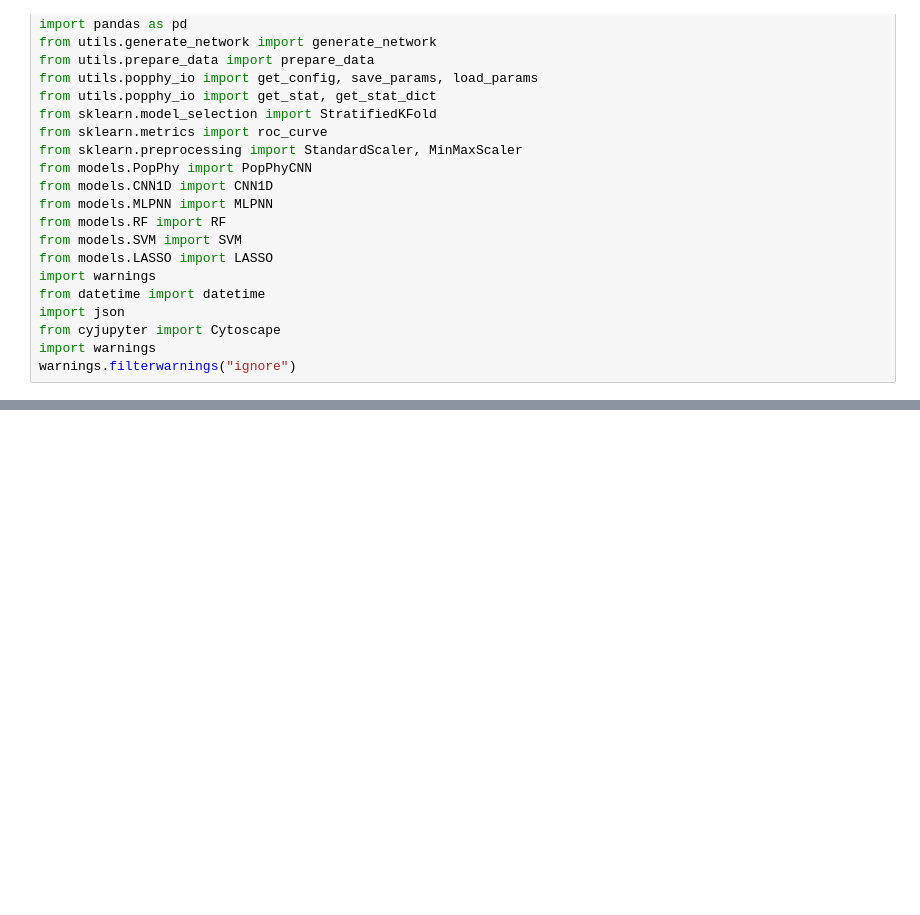
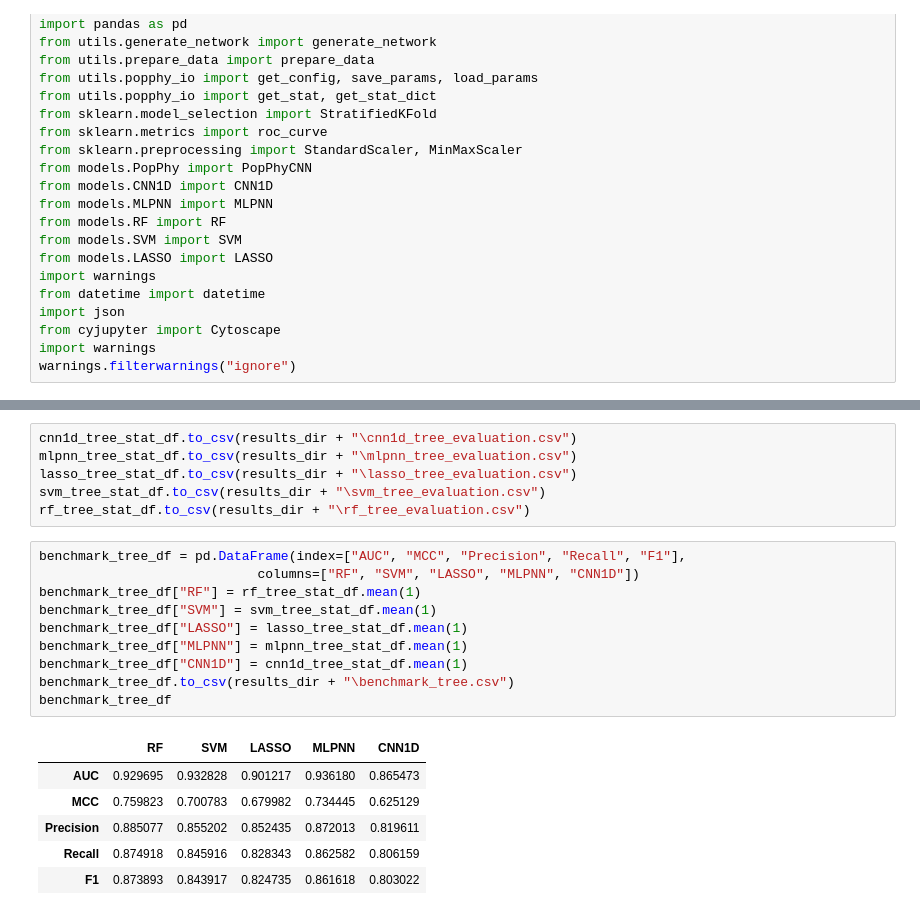
Before and after one commit to YDaiLab/PopPhy-CNN, a Jupyter notebook: src/PopPhy.ipynb, the cells around one changed output, grey strips where cells are left out. Cells and saved outputs as stored; diff of their text form; blank space fills up the shorter version.

```diff
--- a/src/PopPhy.ipynb
+++ b/src/PopPhy.ipynb
@@ -318,0 +535,23 @@ conv_1 (Conv2D)              (None, 1, 121, 32)        10272
+# %%
+cnn1d_tree_stat_df.to_csv(results_dir + "\cnn1d_tree_evaluation.csv")
+mlpnn_tree_stat_df.to_csv(results_dir + "\mlpnn_tree_evaluation.csv")
+lasso_tree_stat_df.to_csv(results_dir + "\lasso_tree_evaluation.csv")
+svm_tree_stat_df.to_csv(results_dir + "\svm_tree_evaluation.csv")
+rf_tree_stat_df.to_csv(results_dir + "\rf_tree_evaluation.csv")
+# %%
+benchmark_tree_df = pd.DataFrame(index=["AUC", "MCC", "Precision", "Recall", "F1"],
+                            columns=["RF", "SVM", "LASSO", "MLPNN", "CNN1D"])
+benchmark_tree_df["RF"] = rf_tree_stat_df.mean(1)
+benchmark_tree_df["SVM"] = svm_tree_stat_df.mean(1)
+benchmark_tree_df["LASSO"] = lasso_tree_stat_df.mean(1)
+benchmark_tree_df["MLPNN"] = mlpnn_tree_stat_df.mean(1)
+benchmark_tree_df["CNN1D"] = cnn1d_tree_stat_df.mean(1)
+benchmark_tree_df.to_csv(results_dir + "\benchmark_tree.csv")
+benchmark_tree_df
+# %% [output]
+|  | RF | SVM | LASSO | MLPNN | CNN1D |
+| AUC | 0.929695 | 0.932828 | 0.901217 | 0.936180 | 0.865473 |
+| MCC | 0.759823 | 0.700783 | 0.679982 | 0.734445 | 0.625129 |
+| Precision | 0.885077 | 0.855202 | 0.852435 | 0.872013 | 0.819611 |
+| Recall | 0.874918 | 0.845916 | 0.828343 | 0.862582 | 0.806159 |
+| F1 | 0.873893 | 0.843917 | 0.824735 | 0.861618 | 0.803022 |
```
Also changed, not shown: parts of 22 cells of this notebook.
